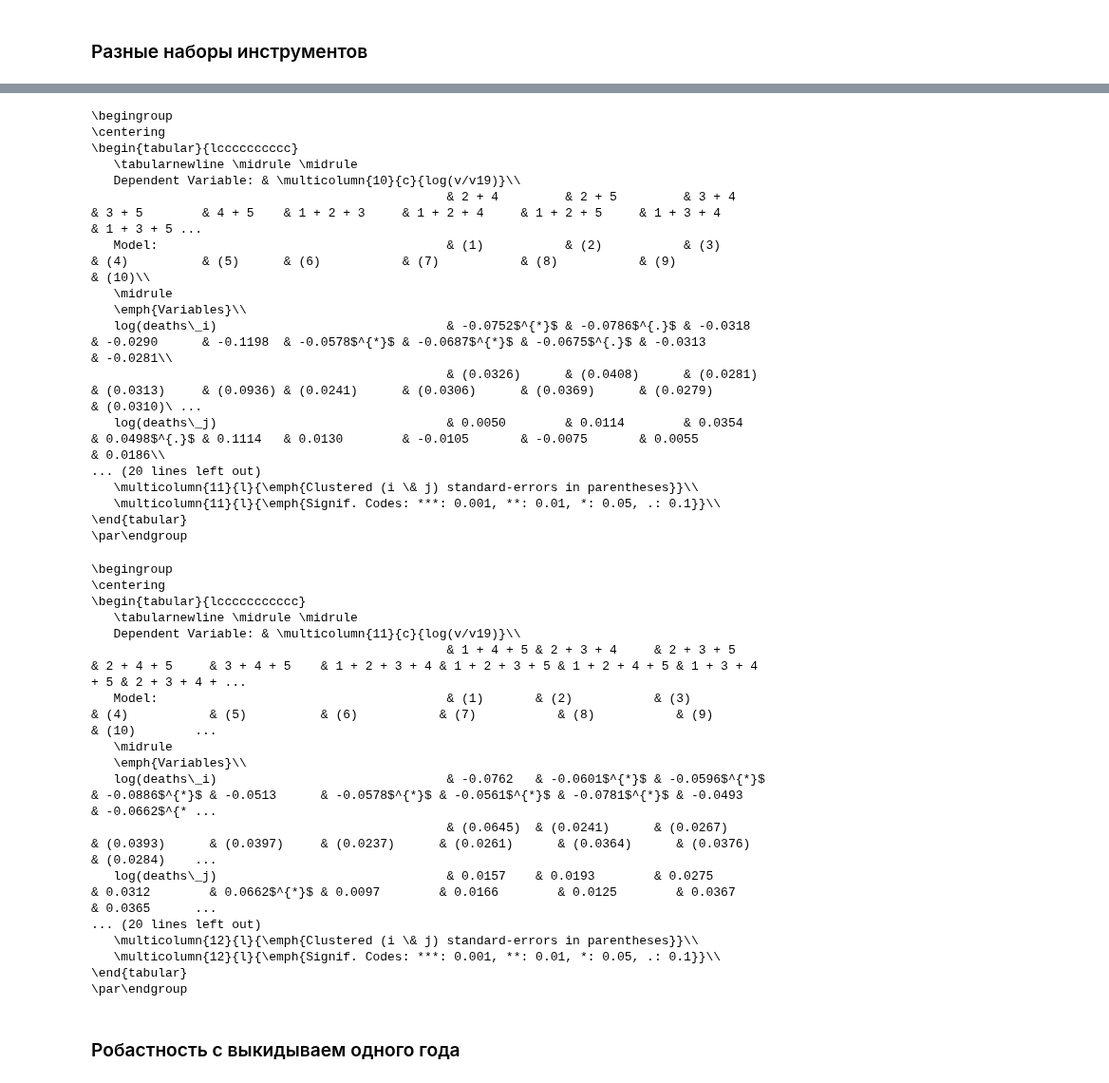
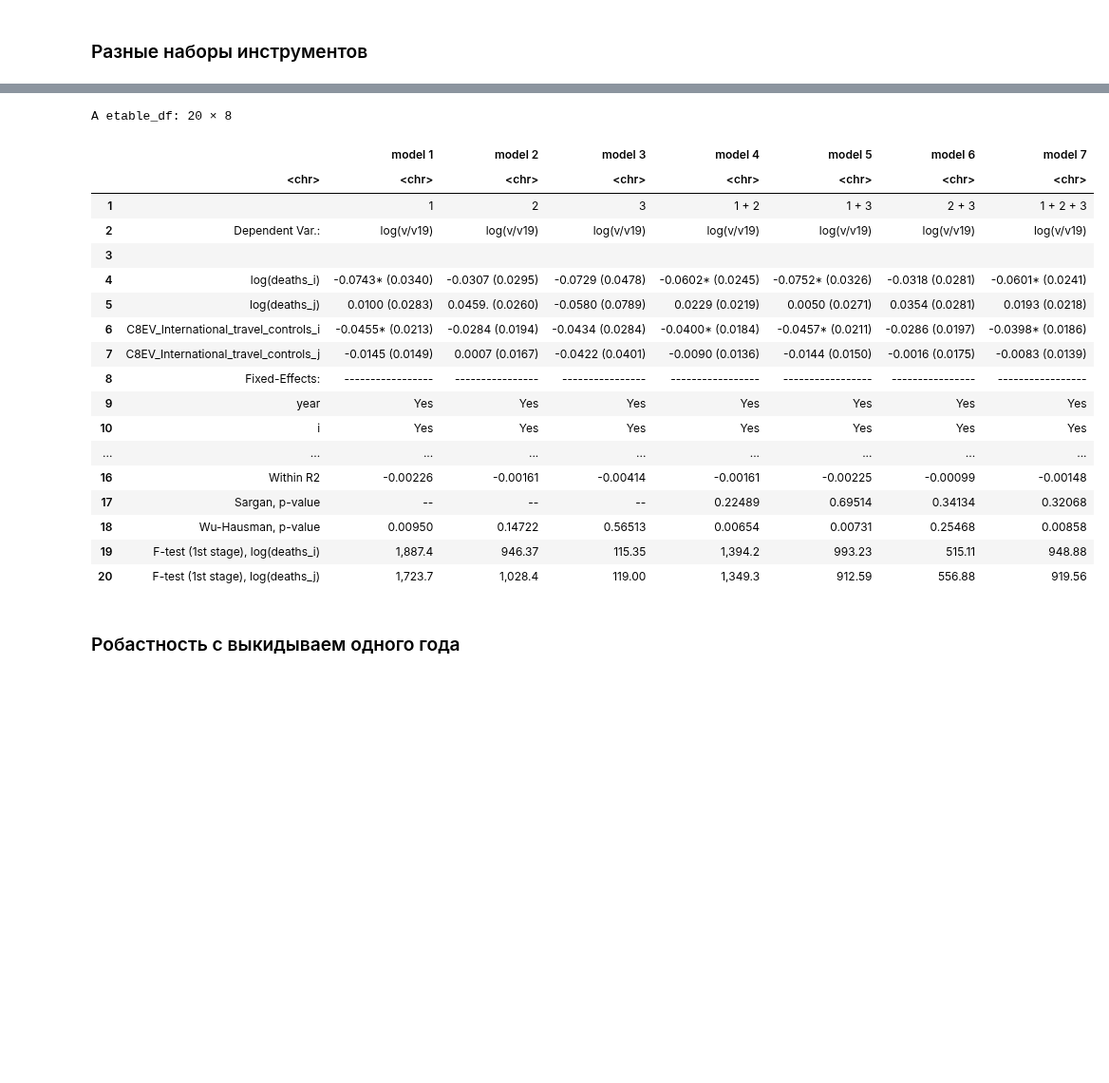
Before and after one commit to xan-d-or/thesis, a Jupyter notebook: analysis/hs0_estimation.ipynb, the cells around one changed output, grey strips where cells are left out. Shown at 95% size. Drawn from its saved outputs; the diff is of its cells as text; code cells hidden in the pictures; blank space fills up the shorter version.

```diff
--- a/analysis/hs0_estimation.ipynb
+++ b/analysis/hs0_estimation.ipynb
@@ -54,6 +36,9 @@ df$C1M_School_closing_j = df$`C1M_School_closing:r_j`
 df$population_density_i = df$population_density
 df$population_density_j = df$`population_density:r_j`
 
+df$StringencyIndex_Average_i = df$StringencyIndex_Average
+df$StringencyIndex_Average_j = df$`StringencyIndex_Average:r_j`
+
 df$share_1_members_i = df$share_1_members
 df$share_1_members_j = df$`share_1_members:r_j`
 
@@ -73,6 +58,9 @@ A tibble: 6 × 142
 | 2020 | TUR | CRI | 57792.285 | 98850.453 | 60858.013 | 86163.873 | TUR | 2020 | 67.6935912 | ⋯ | ... |
 | 2021 | KNA | BIH | 0.520 | 0.008 | 0.460 | 0.005 | KNA | 2021 | 164.5090411 | ⋯ | ... |
 | 2022 | AZE | MLT | 22060.938 | 39007.156 | 12476.490 | 33493.400 | AZE | 2022 | 56.3560822 | ⋯ | ... |
+# %%
+df$C3M_Cancel_public_events_i = df$C3M_Cancel_public_events
+df$C3M_Cancel_public_events_j = df$`C3M_Cancel_public_events:r_j`
 # %%
 # FE (т.е. оценка на панельных данных с использованием внутригрупповой дисперсии)
 fe_no_iv = feols(log(v/v19) ~ log(deaths_i) + log(deaths_j) +
@@ -342,7 +310,7 @@ etable(second_stage, vcov = ~i+j, signif.code=signif.code, tex=TRUE)
 ### Разные наборы инструментов
 # %%
 # List of instrumental variables
-instrumental_variables <- c("H6M_Facial_Coverings", "C1M_School_closing", "median_age", "population_density", "average_surface_temperature")
+instrumental_variables <- c( "C1M_School_closing", "median_age", "population_density")
 
 # Generate all subsets
 all_subsets <- lapply(0:length(instrumental_variables), function(n) combn(instrumental_variables, n, simplify = FALSE))
@@ -404,11 +362,9 @@ headers[2:length(headers)]
 # %%
 replace_vars_with_numbers <- function(headers) {
   # Define all unique variables
-  variables <- c("H6M_Facial_Coverings",
-               "C1M_School_closing",
+  variables <- c("C1M_School_closing",
                "median_age",
-               "population_density",
-               "average_surface_temperature")
+               "population_density")
 
   # Create a named vector for mapping
   var_numbers <- setNames(as.character(seq_along(variables)), variables)
@@ -445,10 +398,8 @@ list_of_iv_models = list()
 for (i in 1:length(formulas)){
     list_of_iv_models[[i]] = feols(formulas[i][[1]], data = df)
 }
-etable(list_of_iv_models[1:10], vcov=~i+j, signif.code=signif.code, fitstat=~ . + sargan.p + wh.p + ivf,
-    headers=numbered_headers[1:10], tex=TRUE)
-etable(list_of_iv_models[11:20], vcov=~i+j, signif.code=signif.code, fitstat=~ . + sargan.p + wh.p + ivf,
-    headers=numbered_headers[11:20], tex=TRUE)
-etable(list_of_iv_models[21:31], vcov=~i+j, signif.code=signif.code, fitstat=~ . + sargan.p + wh.p + ivf,
-    headers=numbered_headers[21:31], tex=TRUE)
+etable(list_of_iv_models, vcov=~i+j, signif.code=signif.code, fitstat=~ . + sargan.p + wh.p + ivf,
+    headers=numbered_headers, tex=TRUE)
+etable(list_of_iv_models, vcov=~i+j, signif.code=signif.code, fitstat=~ . + sargan.p + wh.p + ivf,
+    headers=numbered_headers, tex=FALSE)
 # %% [output]
@@ -487,39 +434,24 @@ NOTE: 17,571 observations removed because of NA and infinite values (RHS: 9,802,
 \end{tabular}
 \par\endgroup
-\begingroup
-\centering
-\begin{tabular}{lcccccccccc}
-   \tabularnewline \midrule \midrule
-   Dependent Variable: & \multicolumn{10}{c}{log(v/v19)}\\
-                                                & 2 + 4         & 2 + 5         & 3 + 4    & 3 + 5        & 4 + 5    & 1 + 2 + 3     & 1 + 2 + 4     & 1 + 2 + 5     & 1 + 3 + 4             & 1 + 3 + 5 ...
-   Model:                                       & (1)           & (2)           & (3)      & (4)          & (5)      & (6)           & (7)           & (8)           & (9)                   & (10)\\
-   \midrule
-   \emph{Variables}\\
-   log(deaths\_i)                               & -0.0752$^{*}$ & -0.0786$^{.}$ & -0.0318  & -0.0290      & -0.1198  & -0.0578$^{*}$ & -0.0687$^{*}$ & -0.0675$^{.}$ & -0.0313               & -0.0281\\
-                                                & (0.0326)      & (0.0408)      & (0.0281) & (0.0313)     & (0.0936) & (0.0241)      & (0.0306)      & (0.0369)      & (0.0279)              & (0.0310)\ ...
-   log(deaths\_j)                               & 0.0050        & 0.0114        & 0.0354   & 0.0498$^{.}$ & 0.1114   & 0.0130        & -0.0105       & -0.0075       & 0.0055                & 0.0186\\
-... (20 lines left out)
-   \multicolumn{11}{l}{\emph{Clustered (i \& j) standard-errors in parentheses}}\\
-   \multicolumn{11}{l}{\emph{Signif. Codes: ***: 0.001, **: 0.01, *: 0.05, .: 0.1}}\\
-\end{tabular}
-\par\endgroup
+A etable_df: 20 × 8
-\begingroup
-\centering
-\begin{tabular}{lccccccccccc}
-   \tabularnewline \midrule \midrule
-   Dependent Variable: & \multicolumn{11}{c}{log(v/v19)}\\
-                                                & 1 + 4 + 5 & 2 + 3 + 4     & 2 + 3 + 5     & 2 + 4 + 5     & 3 + 4 + 5    & 1 + 2 + 3 + 4 & 1 + 2 + 3 + 5 & 1 + 2 + 4 + 5 & 1 + 3 + 4 + 5 & 2 + 3 + 4 + ...
-   Model:                                       & (1)       & (2)           & (3)           & (4)           & (5)          & (6)           & (7)           & (8)           & (9)           & (10)        ...
-   \midrule
-   \emph{Variables}\\
-   log(deaths\_i)                               & -0.0762   & -0.0601$^{*}$ & -0.0596$^{*}$ & -0.0886$^{*}$ & -0.0513      & -0.0578$^{*}$ & -0.0561$^{*}$ & -0.0781$^{*}$ & -0.0493       & -0.0662$^{* ...
-                                                & (0.0645)  & (0.0241)      & (0.0267)      & (0.0393)      & (0.0397)     & (0.0237)      & (0.0261)      & (0.0364)      & (0.0376)      & (0.0284)    ...
-   log(deaths\_j)                               & 0.0157    & 0.0193        & 0.0275        & 0.0312        & 0.0662$^{*}$ & 0.0097        & 0.0166        & 0.0125        & 0.0367        & 0.0365      ...
-... (20 lines left out)
-   \multicolumn{12}{l}{\emph{Clustered (i \& j) standard-errors in parentheses}}\\
-   \multicolumn{12}{l}{\emph{Signif. Codes: ***: 0.001, **: 0.01, *: 0.05, .: 0.1}}\\
-\end{tabular}
-\par\endgroup
+|  |  | model 1 | model 2 | model 3 | model 4 | model 5 | model 6 | model 7 |
+|  | <chr> | <chr> | <chr> | <chr> | <chr> | <chr> | <chr> | <chr> |
+| 1 |  | 1 | 2 | 3 | 1 + 2 | 1 + 3 | 2 + 3 | 1 + 2 + 3 |
+| 2 | Dependent Var.: | log(v/v19) | log(v/v19) | log(v/v19) | log(v/v19) | log(v/v19) | log(v/v19) | log(v/v19) |
+| 3 |  |  |  |  |  |  |  |  |
+| 4 | log(deaths_i) | -0.0743* (0.0340) | -0.0307 (0.0295) | -0.0729 (0.0478) | -0.0602* (0.0245) | -0.0752* (0.0326) | -0.0318 (0.0281) | -0.0601* (0.0241) |
+| 5 | log(deaths_j) | 0.0100 (0.0283) | 0.0459. (0.0260) | -0.0580 (0.0789) | 0.0229 (0.0219) | 0.0050 (0.0271) | 0.0354 (0.0281) | 0.0193 (0.0218) |
+| 6 | C8EV_International_travel_controls_i | -0.0455* (0.0213) | -0.0284 (0.0194) | -0.0434 (0.0284) | -0.0400* (0.0184) | -0.0457* (0.0211) | -0.0286 (0.0197) | -0.0398* (0.0186) |
+| 7 | C8EV_International_travel_controls_j | -0.0145 (0.0149) | 0.0007 (0.0167) | -0.0422 (0.0401) | -0.0090 (0.0136) | -0.0144 (0.0150) | -0.0016 (0.0175) | -0.0083 (0.0139) |
+| 8 | Fixed-Effects: | ----------------- | ---------------- | ---------------- | ----------------- | ----------------- | ---------------- | ----------------- |
+| 9 | year | Yes | Yes | Yes | Yes | Yes | Yes | Yes |
+| 10 | i | Yes | Yes | Yes | Yes | Yes | Yes | Yes |
+| ... | ... | ... | ... | ... | ... | ... | ... | ... |
+| 16 | Within R2 | -0.00226 | -0.00161 | -0.00414 | -0.00161 | -0.00225 | -0.00099 | -0.00148 |
+| 17 | Sargan, p-value | -- | -- | -- | 0.22489 | 0.69514 | 0.34134 | 0.32068 |
+| 18 | Wu-Hausman, p-value | 0.00950 | 0.14722 | 0.56513 | 0.00654 | 0.00731 | 0.25468 | 0.00858 |
+| 19 | F-test (1st stage), log(deaths_i) | 1,887.4 | 946.37 | 115.35 | 1,394.2 | 993.23 | 515.11 | 948.88 |
+| 20 | F-test (1st stage), log(deaths_j) | 1,723.7 | 1,028.4 | 119.00 | 1,349.3 | 912.59 | 556.88 | 919.56 |
 # %% [markdown]
 ### Робастность с выкидываем одного года
 # %%
```
Also changed, not shown: parts of 7 cells of this notebook, 2 other files.
